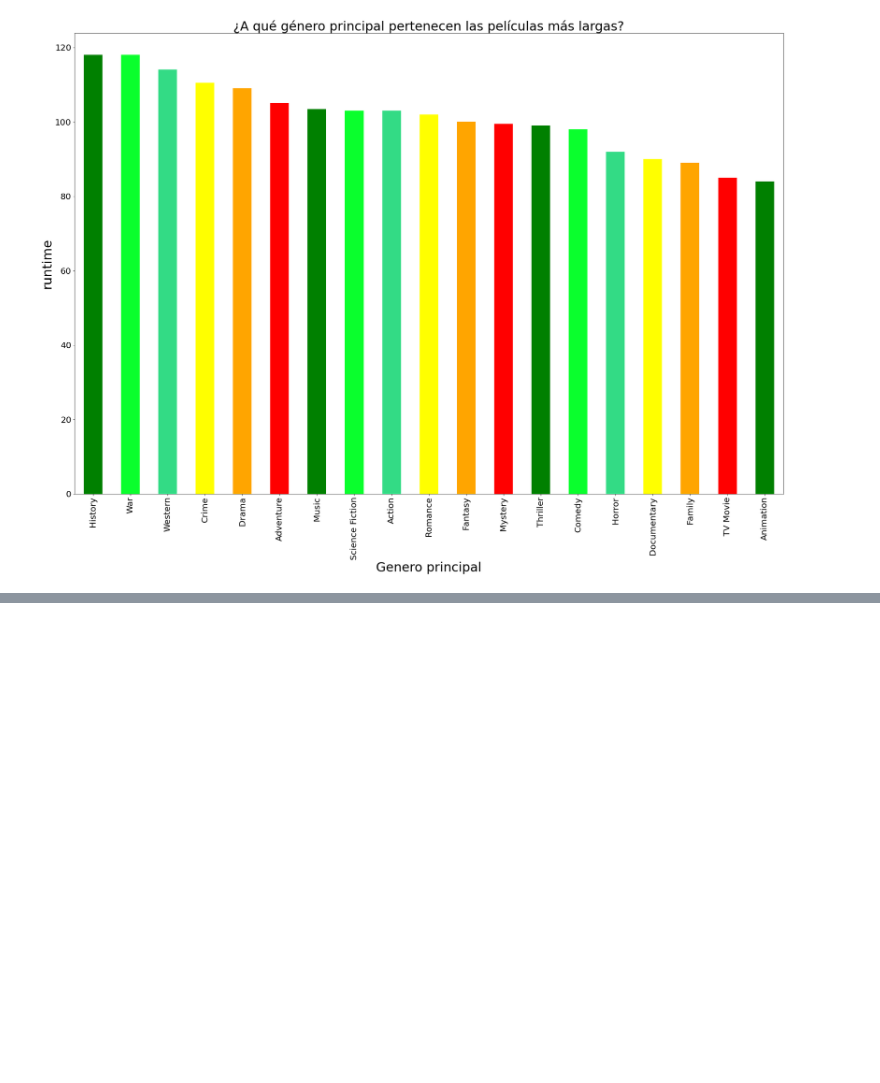
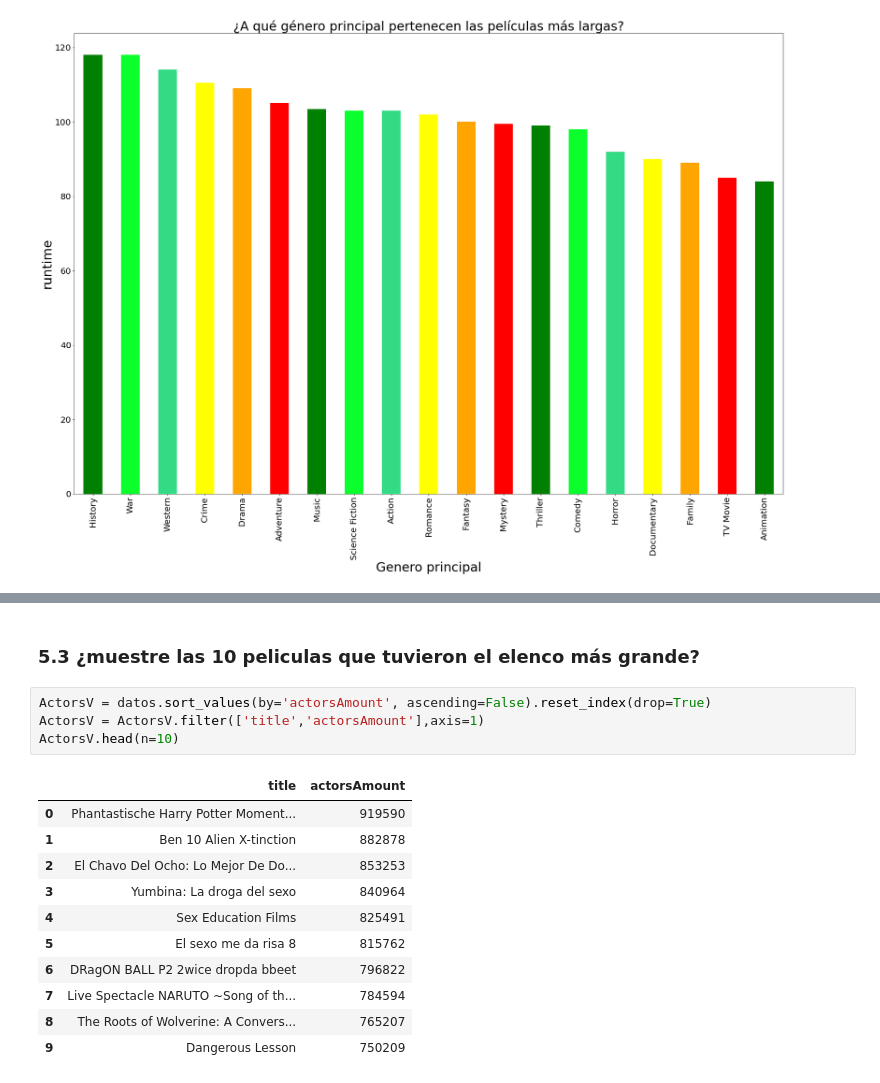
Before and after one commit to Carlos21122000/Analisis-Exploratorio, a Jupyter notebook: Hoja de Trabajo 1.ipynb, the cells around one changed output, grey strips where cells are left out. Saved outputs shown, nothing was run; the diff lists cells and outputs as text; blank space fills up the shorter version.

```diff
--- a/Hoja de Trabajo 1.ipynb
+++ b/Hoja de Trabajo 1.ipynb
@@ -657,0 +692,18 @@ Text(0.5, 0, 'Genero principal')
+# %% [markdown]
+### 5.3 ¿muestre las 10 peliculas que tuvieron el elenco más grande?
+# %%
+ActorsV = datos.sort_values(by='actorsAmount', ascending=False).reset_index(drop=True)
+ActorsV = ActorsV.filter(['title','actorsAmount'],axis=1)
+ActorsV.head(n=10)
+# %% [output]
+|  | title | actorsAmount |
+| 0 | Phantastische Harry Potter Moment... | 919590 |
+| 1 | Ben 10 Alien X-tinction | 882878 |
+| 2 | El Chavo Del Ocho: Lo Mejor De Do... | 853253 |
+| 3 | Yumbina: La droga del sexo | 840964 |
+| 4 | Sex Education Films | 825491 |
+| 5 | El sexo me da risa 8 | 815762 |
+| 6 | DRagON BALL P2 2wice dropda bbeet | 796822 |
+| 7 | Live Spectacle NARUTO ~Song of th... | 784594 |
+| 8 | The Roots of Wolverine: A Convers... | 765207 |
+| 9 | Dangerous Lesson | 750209 |
```
Also changed, not shown: parts of 17 cells of this notebook.
